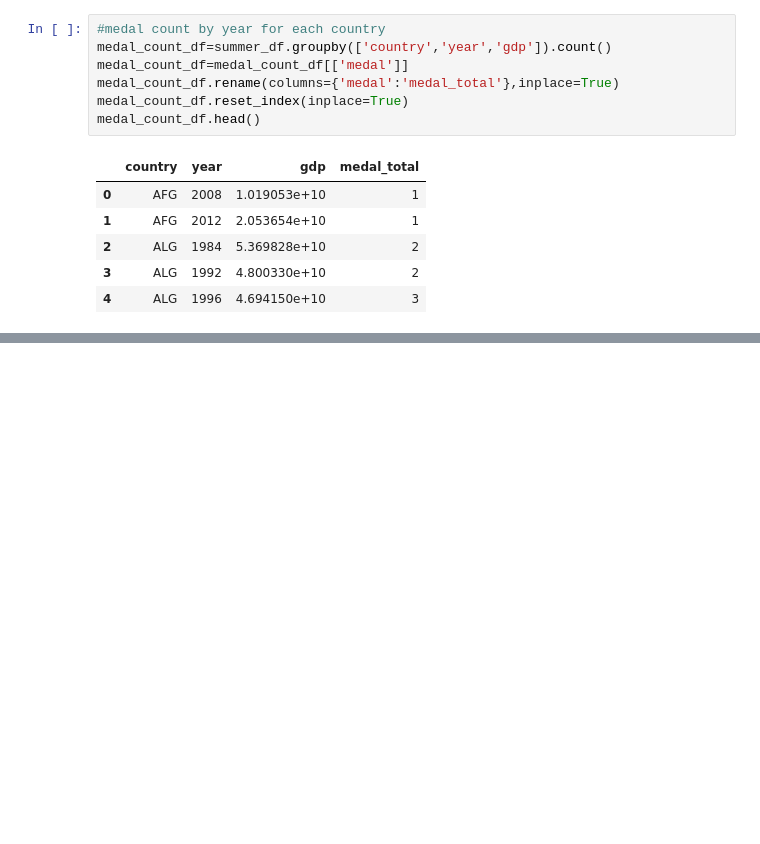
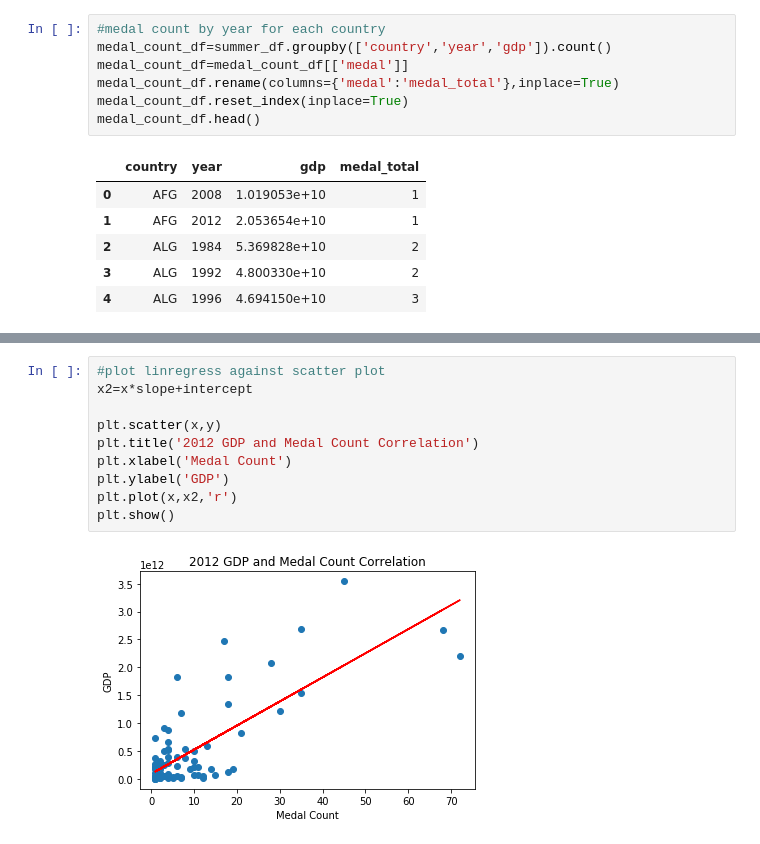
Before and after one commit to julia-claira/Olympic-Country-GDP, a Jupyter notebook: correlation.ipynb, the cells around one changed output, grey strips where cells are left out. Cells and saved outputs as stored; diff of their text form; blank space fills up the shorter version.

```diff
--- a/correlation.ipynb
+++ b/correlation.ipynb
@@ -29,0 +79,12 @@ medal_count_df.head()
+# %%
+#plot linregress against scatter plot
+x2=x*slope+intercept
+
+plt.scatter(x,y)
+plt.title('2012 GDP and Medal Count Correlation')
+plt.xlabel('Medal Count')
+plt.ylabel('GDP')
+plt.plot(x,x2,'r')
+plt.show()
+# %% [output]
+[figure, added]
```
Also changed, not shown: parts of 6 cells of this notebook, 1 other file.
